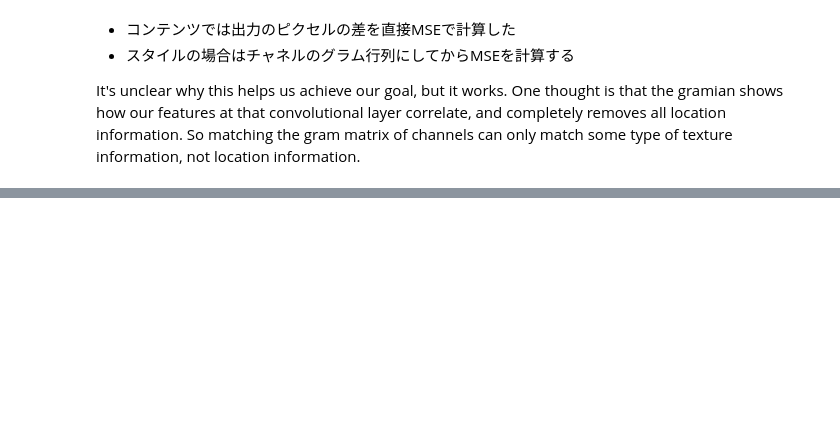
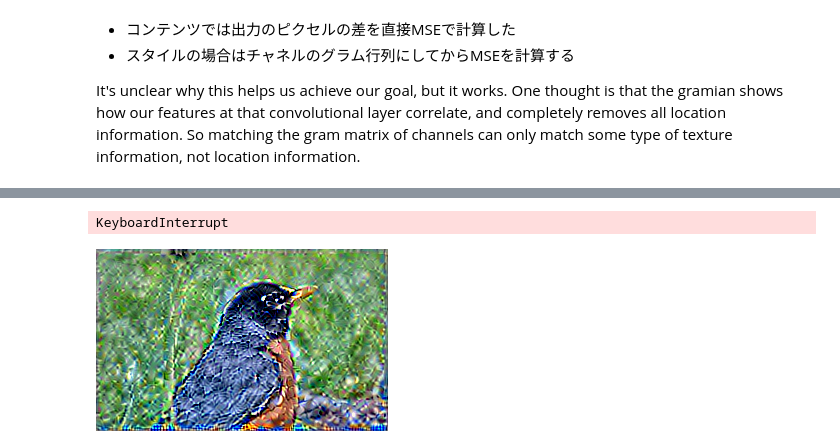
Before and after one commit to aidiary/notebooks, a Jupyter notebook: keras/170808-neural-style-transfer.ipynb, the cells around one changed output, grey strips where cells are left out. Saved outputs shown, nothing was run; the diff lists cells and outputs as text; code cells hidden in the pictures; blank space fills up the shorter version.

```diff
--- a/keras/170808-neural-style-transfer.ipynb
+++ b/keras/170808-neural-style-transfer.ipynb
@@ -402,0 +510,8 @@ KeyboardInterrupt:
+# %%
+x = solve_image(evaluator, iterations, x)
+# %% [output]
+KeyboardInterrupt
+# %%
+Image.open('results/res_at_iteration_9.png')
+# %% [output]
+[figure, added]
```
Also changed, not shown: parts of 27 cells of this notebook.
